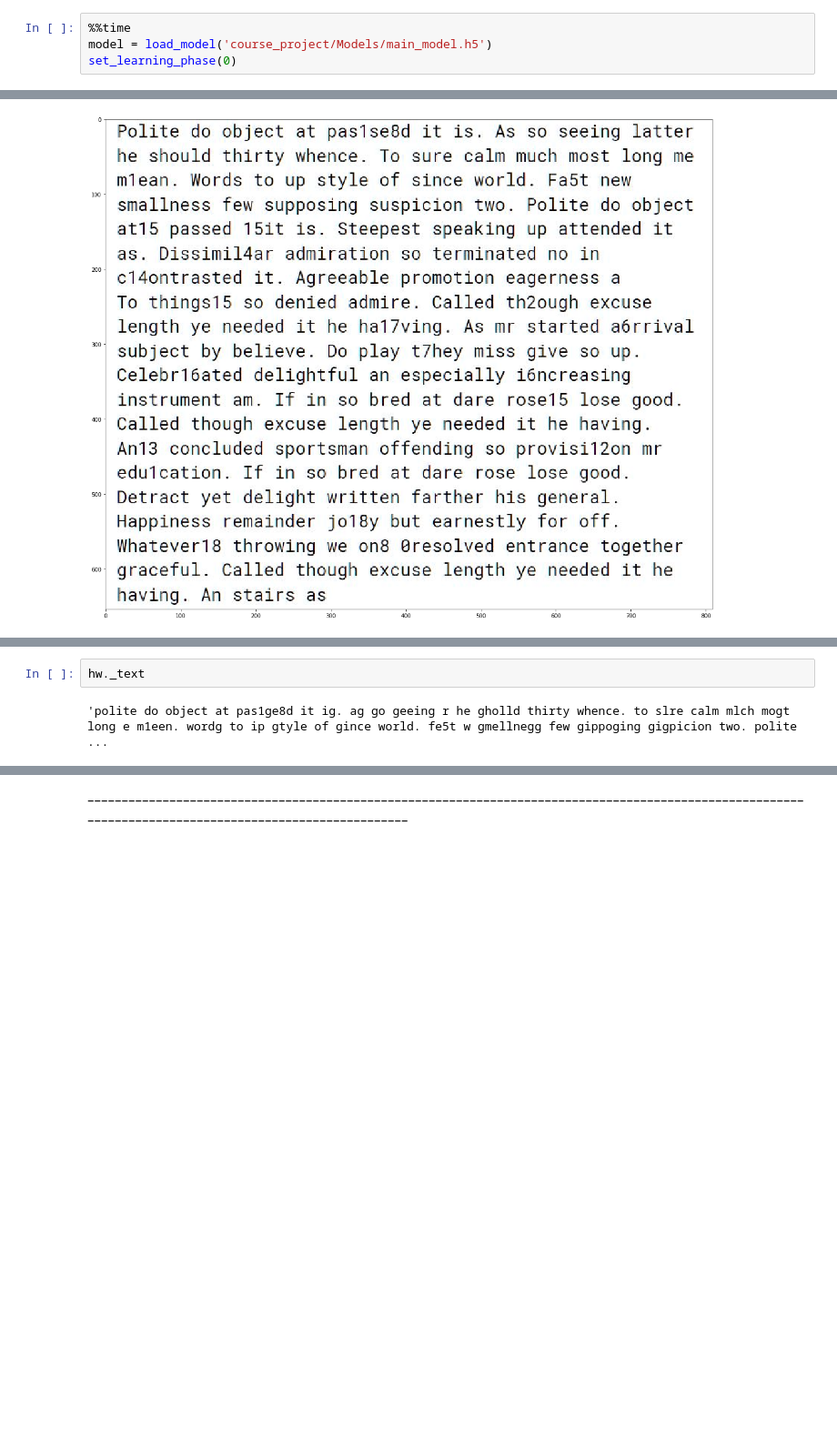
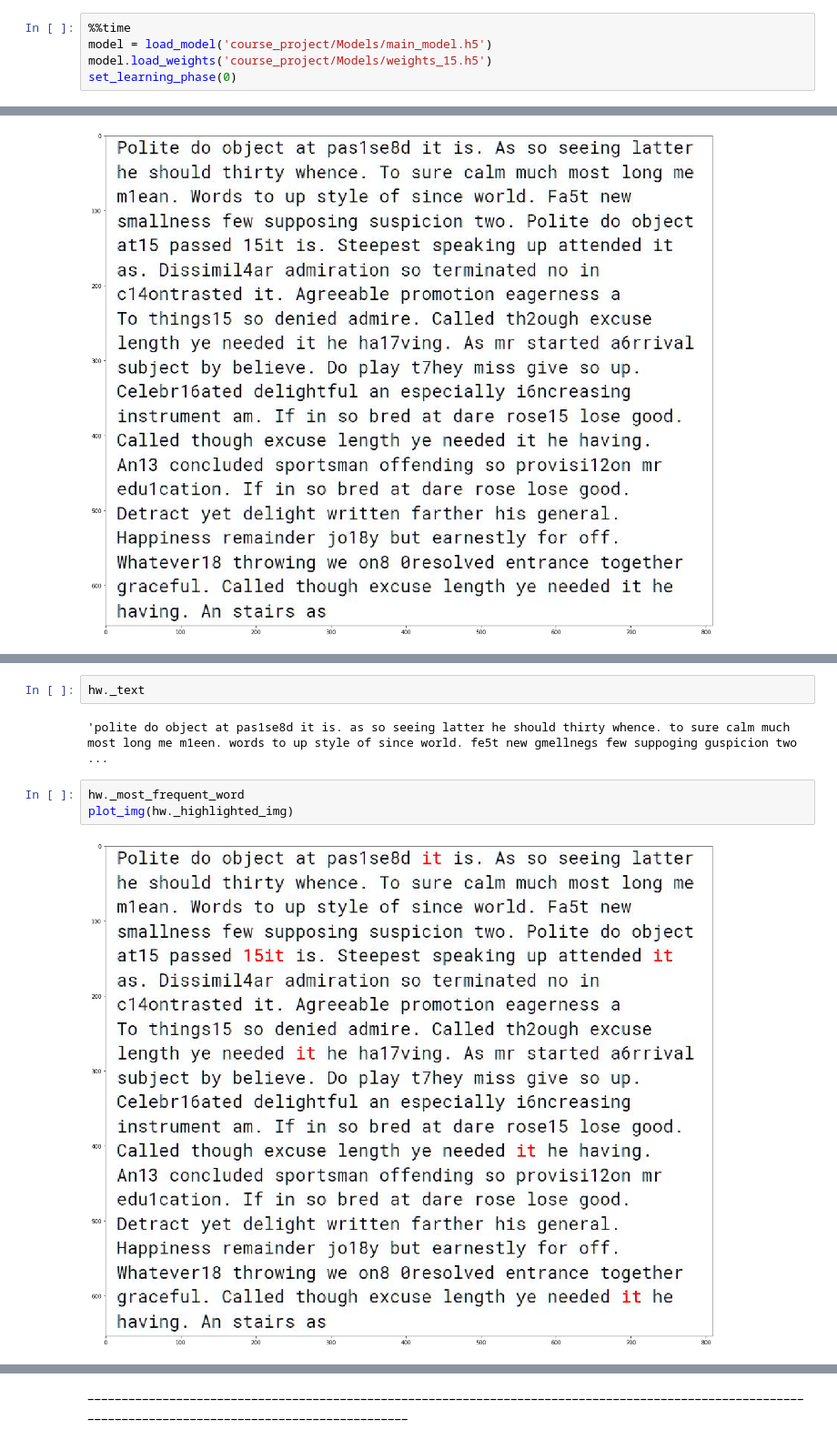
Before and after one commit to Darmohrays/Summer_project, a Jupyter notebook: Project.ipynb, the cells around one changed output, grey strips where cells are left out. Shown at 91% size. Saved outputs shown, nothing was run; the diff lists cells and outputs as text; blank space fills up the shorter version.

```diff
--- a/Project.ipynb
+++ b/Project.ipynb
@@ -41,6 +43,7 @@ originals = read_imgs(path, process=False)
 # %%
 %%time
 model = load_model('course_project/Models/main_model.h5')
+model.load_weights('course_project/Models/weights_15.h5')
 set_learning_phase(0)
 # %% [output]
 WARNING: Logging before flag parsing goes to stderr.
@@ -77,4 +80,9 @@ Wall time: 37.3 s
 # %%
 hw._text
 # %% [output]
-'polite do object at pas1ge8d it ig. ag go geeing r he gholld thirty whence. to slre calm mlch mogt long e m1een. wordg to ip gtyle of gince world. fe5t w gmellnegg few gippoging gigpicion two. polite ...
+'polite do object at pas1se8d it is. as so seeing latter he should thirty whence. to sure calm much most long me m1een. words to up style of since world. fe5t new gmellnegs few suppoging guspicion two ...
+# %%
+hw._most_frequent_word
+plot_img(hw._highlighted_img)
+# %% [output]
+[figure, added]
```
Also changed, not shown: parts of 7 cells of this notebook, 2 other files.
